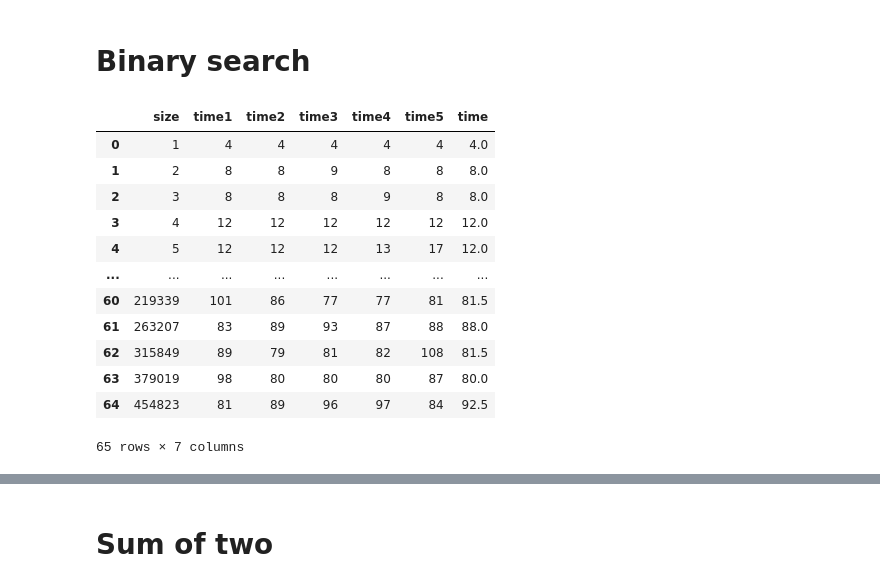
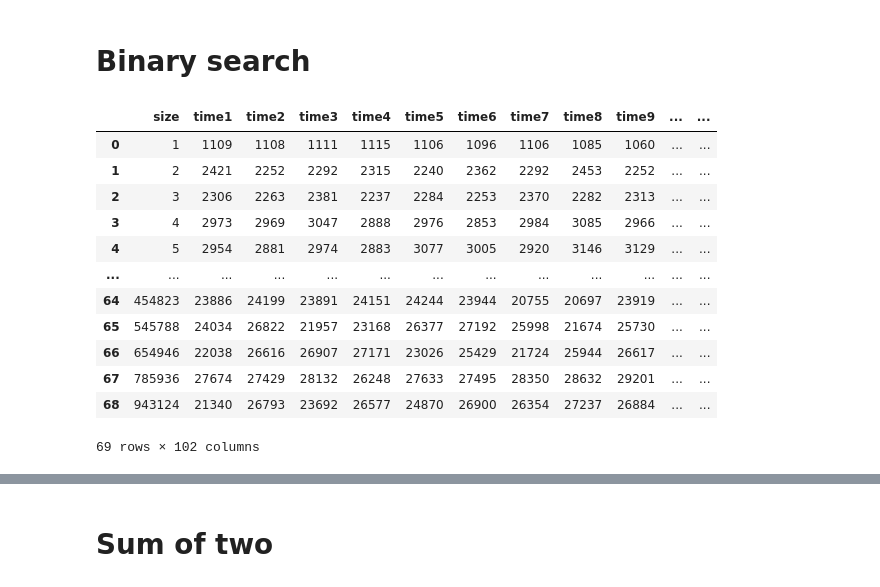
Before and after one commit to stg05/asymptotic-test, a Jupyter notebook: data_satan.ipynb, the cells around one changed output, grey strips where cells are left out. Cells and saved outputs as stored; diff of their text form; code cells hidden in the pictures.

```diff
--- a/data_satan.ipynb
+++ b/data_satan.ipynb
@@ -26,24 +26,24 @@ plt.plot(ls, k*ls, '--k', lw=1)
 [figure]
 # %% [markdown]
 # Binary search
-# %%
-df = pd.read_csv("bisearch/bisearch.csv", delimiter = ';')
-df['time'] = df.apply(lambda x: x[1:5].median(), axis=1)
-df
-# %% [output]
-|  | size | time1 | time2 | time3 | time4 | time5 | time |
-| 0 | 1 | 4 | 4 | 4 | 4 | 4 | 4.0 |
-| 1 | 2 | 8 | 8 | 9 | 8 | 8 | 8.0 |
-| 2 | 3 | 8 | 8 | 8 | 9 | 8 | 8.0 |
-| 3 | 4 | 12 | 12 | 12 | 12 | 12 | 12.0 |
-| 4 | 5 | 12 | 12 | 12 | 13 | 17 | 12.0 |
-| ... | ... | ... | ... | ... | ... | ... | ... |
-| 60 | 219339 | 101 | 86 | 77 | 77 | 81 | 81.5 |
-| 61 | 263207 | 83 | 89 | 93 | 87 | 88 | 88.0 |
-| 62 | 315849 | 89 | 79 | 81 | 82 | 108 | 81.5 |
-| 63 | 379019 | 98 | 80 | 80 | 80 | 87 | 80.0 |
-| 64 | 454823 | 81 | 89 | 96 | 97 | 84 | 92.5 |
-65 rows × 7 columns
+# %%
+df = pd.read_csv("bisearch/bisearch.csv", delimiter = ';')
+df['time'] = df.apply(lambda x: x[1:100].median(), axis=1)
+df
+# %% [output]
+|  | size | time1 | time2 | time3 | time4 | time5 | time6 | time7 | time8 | time9 | ... | ... |
+| 0 | 1 | 1109 | 1108 | 1111 | 1115 | 1106 | 1096 | 1106 | 1085 | 1060 | ... | ... |
+| 1 | 2 | 2421 | 2252 | 2292 | 2315 | 2240 | 2362 | 2292 | 2453 | 2252 | ... | ... |
+| 2 | 3 | 2306 | 2263 | 2381 | 2237 | 2284 | 2253 | 2370 | 2282 | 2313 | ... | ... |
+| 3 | 4 | 2973 | 2969 | 3047 | 2888 | 2976 | 2853 | 2984 | 3085 | 2966 | ... | ... |
+| 4 | 5 | 2954 | 2881 | 2974 | 2883 | 3077 | 3005 | 2920 | 3146 | 3129 | ... | ... |
+| ... | ... | ... | ... | ... | ... | ... | ... | ... | ... | ... | ... | ... |
+| 64 | 454823 | 23886 | 24199 | 23891 | 24151 | 24244 | 23944 | 20755 | 20697 | 23919 | ... | ... |
+| 65 | 545788 | 24034 | 26822 | 21957 | 23168 | 26377 | 27192 | 25998 | 21674 | 25730 | ... | ... |
+| 66 | 654946 | 22038 | 26616 | 26907 | 27171 | 23026 | 25429 | 21724 | 25944 | 26617 | ... | ... |
+| 67 | 785936 | 27674 | 27429 | 28132 | 26248 | 27633 | 27495 | 28350 | 28632 | 29201 | ... | ... |
+| 68 | 943124 | 21340 | 26793 | 23692 | 26577 | 24870 | 26900 | 26354 | 27237 | 26884 | ... | ... |
+69 rows × 102 columns
 # %%
 df['lnsize'] = df.apply(lambda x: log10(x['size']), axis=1)
 # %%
```
Also changed, not shown: parts of 1 cell of this notebook, 12 other files.
